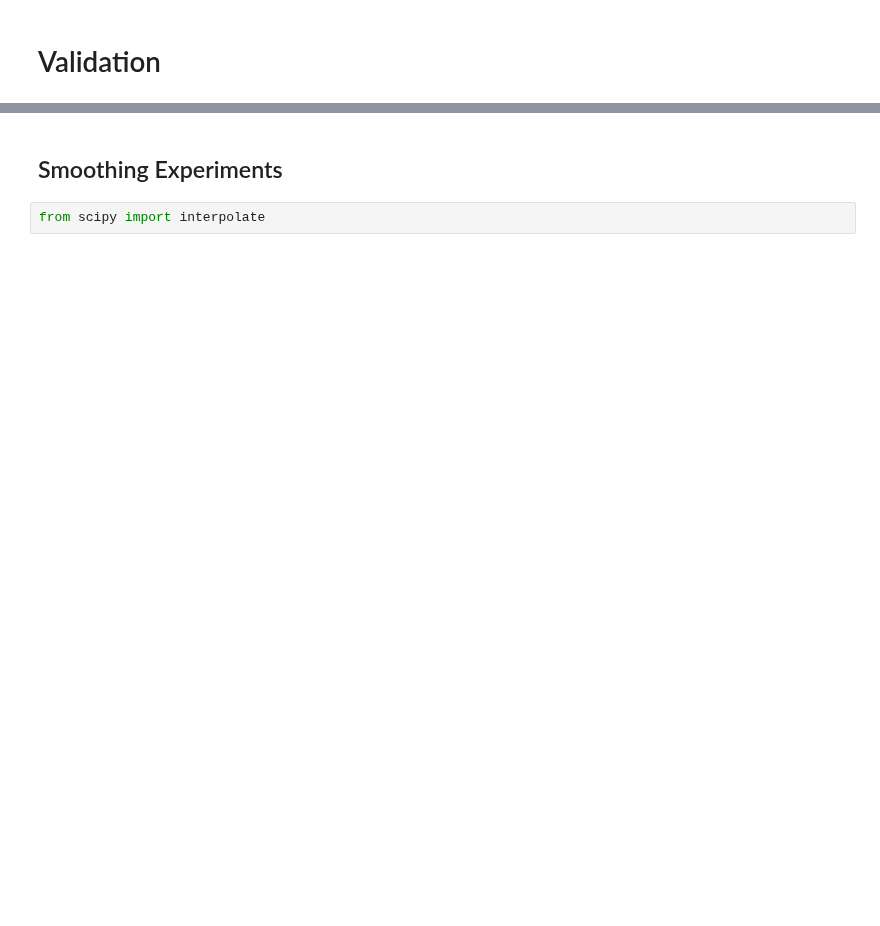
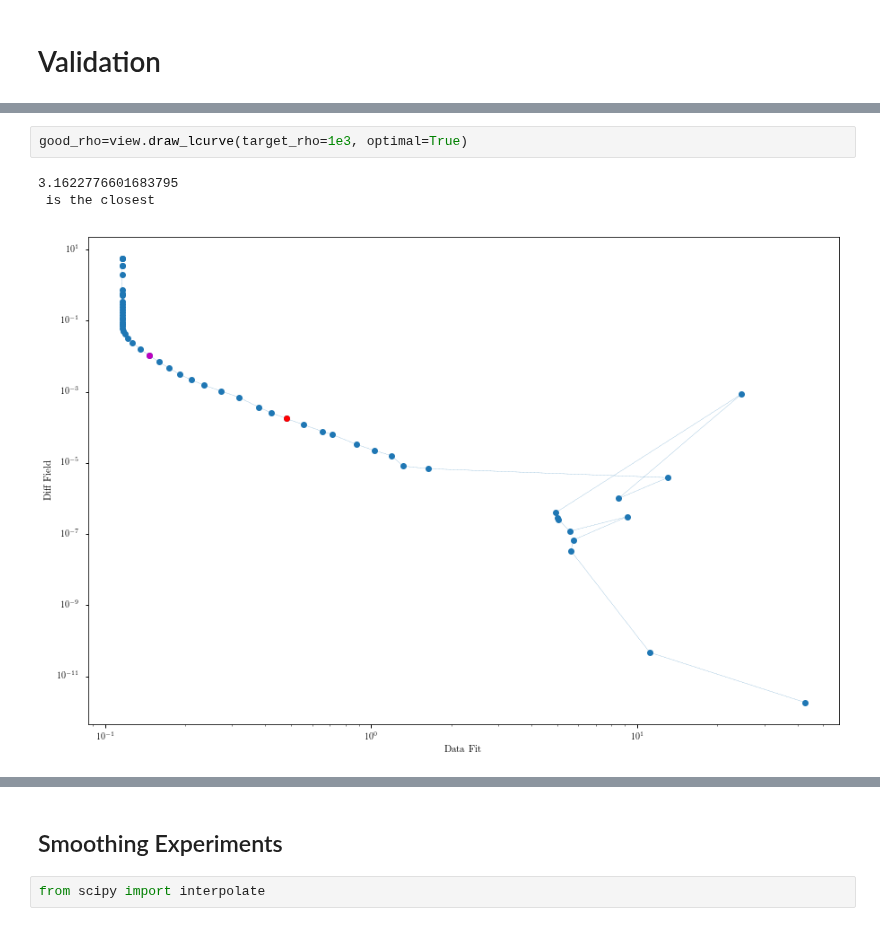
Before and after one commit to dwu402/self-harm, a Jupyter notebook: smol-case-2.ipynb, the cells around one changed output, grey strips where cells are left out. Drawn from its saved outputs; the diff is of its cells as text; blank space fills up the shorter version.

```diff
--- a/smol-case-2.ipynb
+++ b/smol-case-2.ipynb
@@ -222,0 +47,6 @@ for a in ax.flatten():
+# %%
+good_rho=view.draw_lcurve(target_rho=1e3, optimal=True)
+# %% [output]
+3.1622776601683795
+ is the closest
+[figure, added]
```
Also changed, not shown: parts of 68 cells of this notebook, 19 other files.
